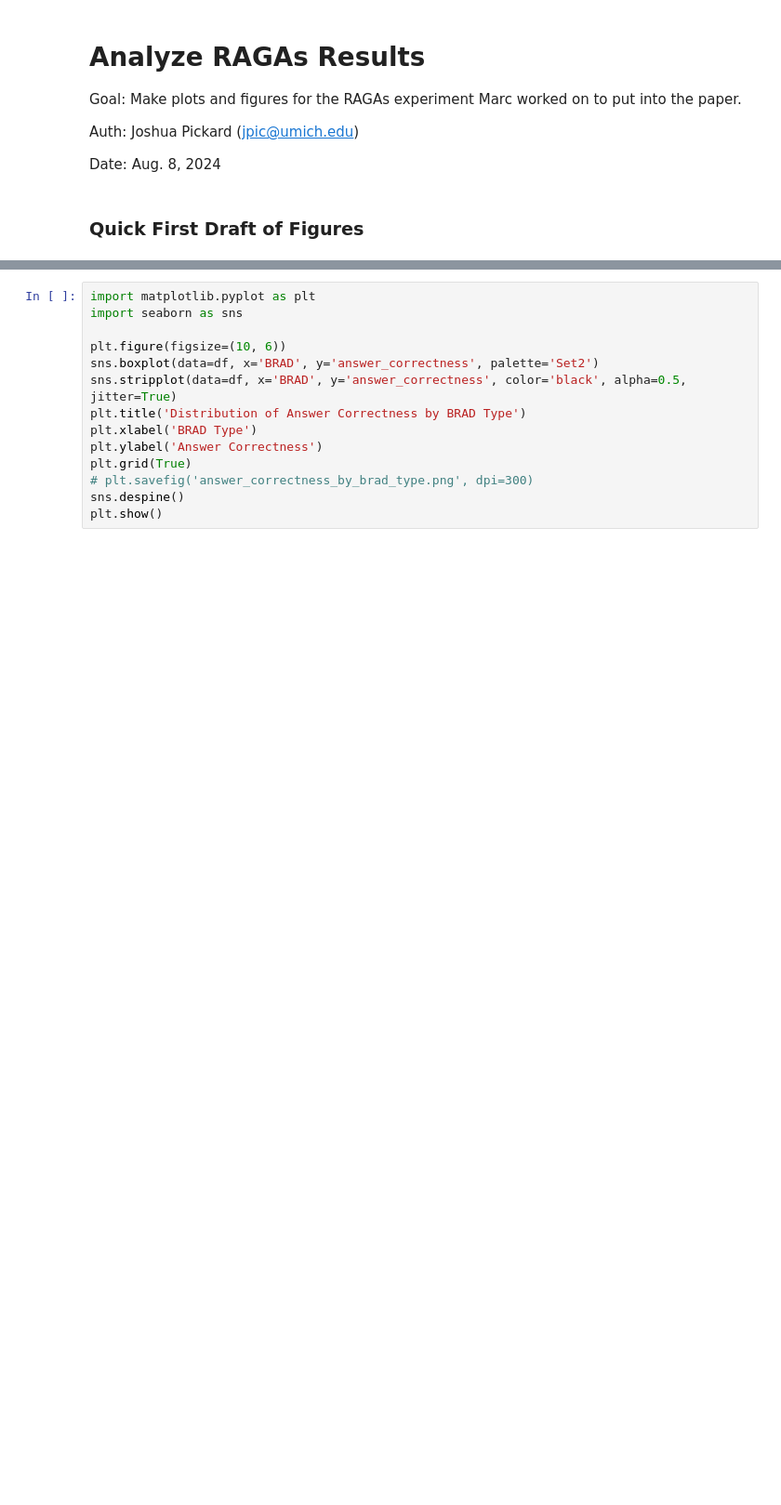
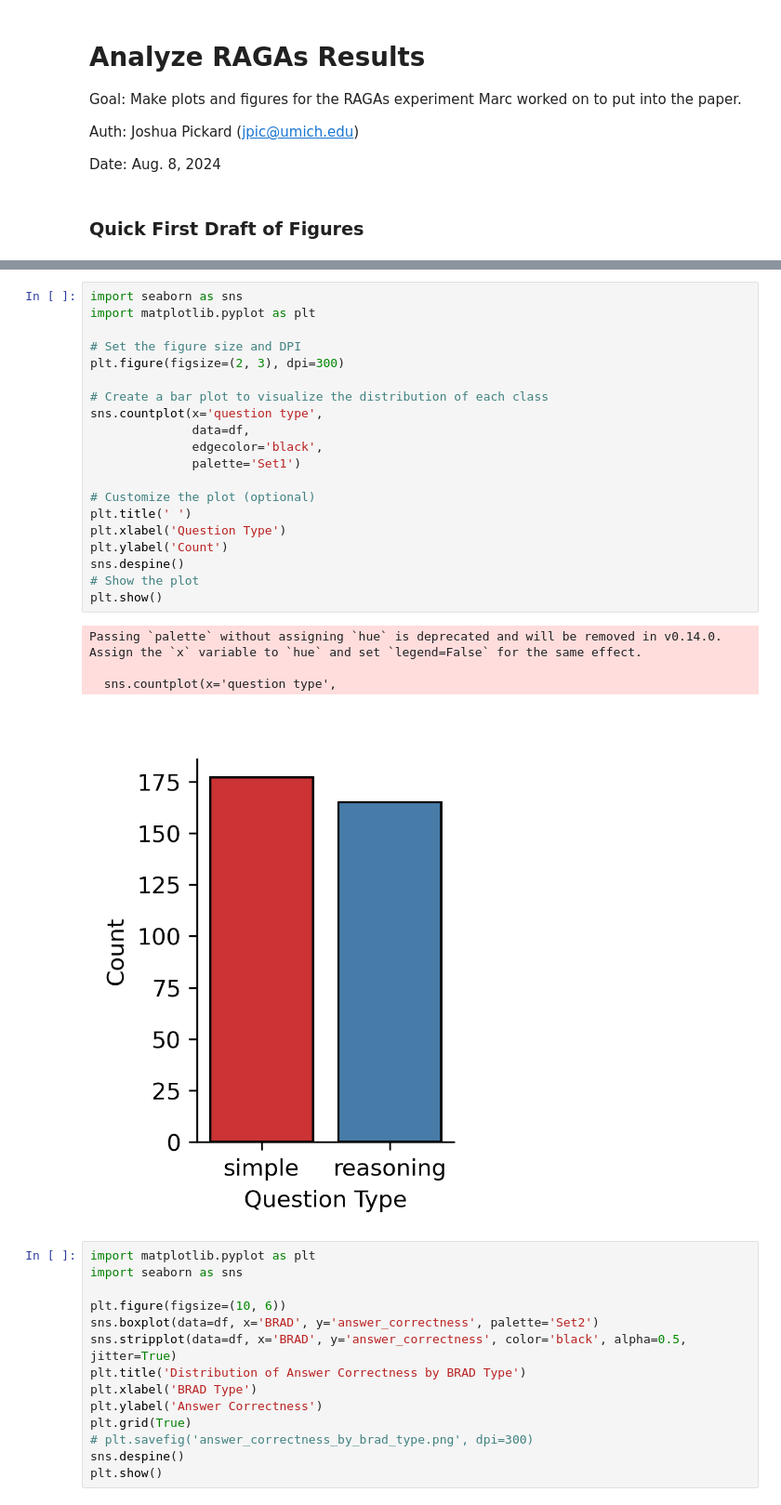
Before and after one commit to Jpickard1/BRAD, a Jupyter notebook: experimental/BRAD-Paper-Quick-Figs.ipynb, the cells around one changed output, grey strips where cells are left out. Shown at 93% size. Drawn from its saved outputs; the diff is of its cells as text; blank space fills up the shorter version.

```diff
--- a/experimental/BRAD-Paper-Quick-Figs.ipynb
+++ b/experimental/BRAD-Paper-Quick-Figs.ipynb
@@ -237,6 +237,31 @@ df.shape=(59, 13)
 /nfs/turbo/umms-indikar/shared/projects/RAG/RAGAS2/rag_sol_reason.csv
 df.shape=(55, 13)
 df.shape=(342, 13)
+# %%
+import seaborn as sns
+import matplotlib.pyplot as plt
+
+# Set the figure size and DPI
+plt.figure(figsize=(2, 3), dpi=300)
+
+# Create a bar plot to visualize the distribution of each class
+sns.countplot(x='question type',
+              data=df,
+              edgecolor='black',
+              palette='Set1')
+
+# Customize the plot (optional)
+plt.title(' ')
+plt.xlabel('Question Type')
+plt.ylabel('Count')
+sns.despine()
+# Show the plot
+plt.show()
+# %% [output]
+Passing `palette` without assigning `hue` is deprecated and will be removed in v0.14.0. Assign the `x` variable to `hue` and set `legend=False` for the same effect.
+
+  sns.countplot(x='question type',
+[figure, added]
 # %%
 import matplotlib.pyplot as plt
 import seaborn as sns
```
Also changed, not shown: parts of 1 cell of this notebook, 3 other files.
